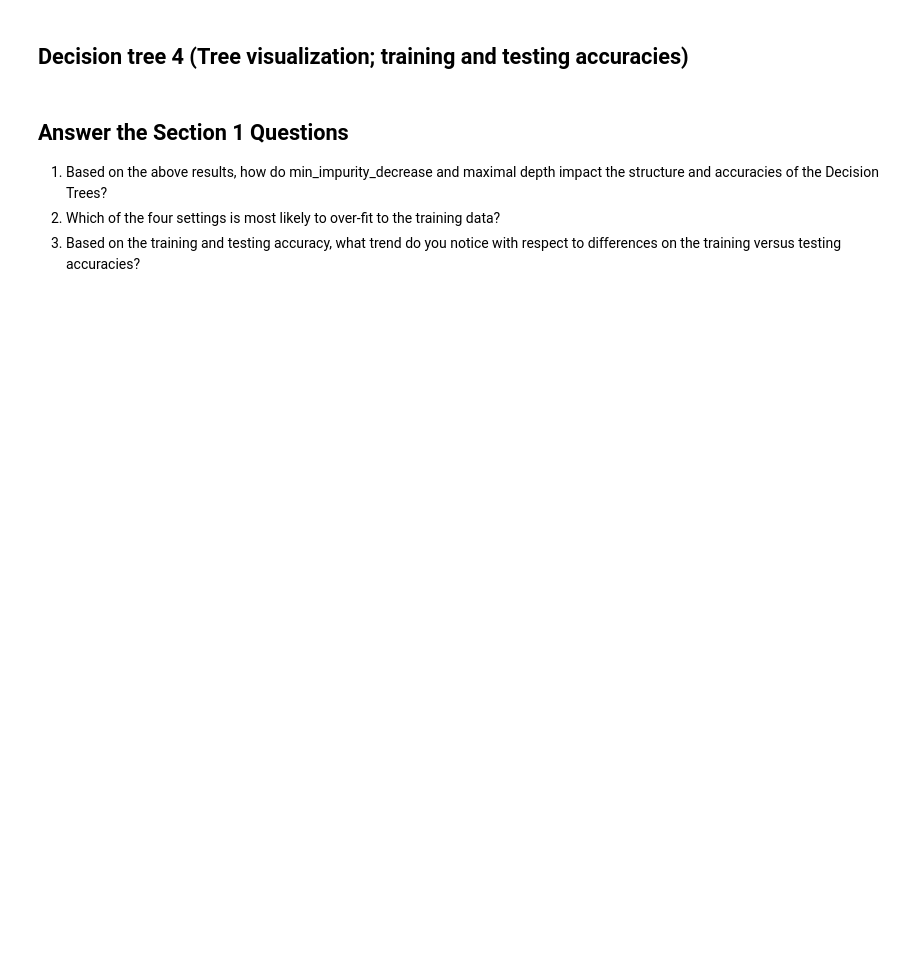
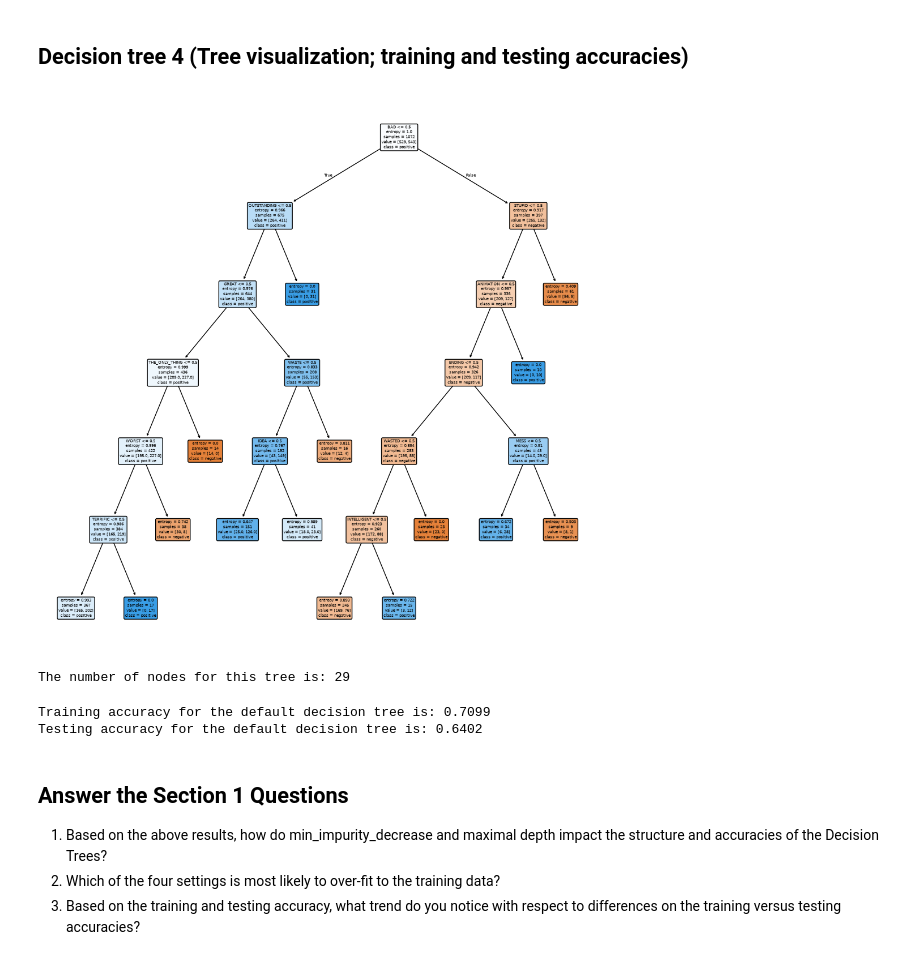
Before and after one commit to sabrinali11/comm4259-work, a Jupyter notebook: assignment_01/Assignment_01-Decision_Trees.ipynb, the cells around one changed output. Cells and saved outputs as stored; diff of their text form; code cells hidden in the pictures; blank space fills up the shorter version.

```diff
--- a/assignment_01/Assignment_01-Decision_Trees.ipynb
+++ b/assignment_01/Assignment_01-Decision_Trees.ipynb
@@ -90,5 +197,25 @@ print(sklearn.__version__)
 # %% [markdown]
 ## Decision tree 4 (Tree visualization; training and testing accuracies)
+# %%
+tree4 = DecisionTreeClassifier(criterion="entropy", random_state=1, min_impurity_decrease=0.008, max_depth=6)
+tree4 = tree4.fit(X_train,y_train)
+
+viz_tree_fig(tree4, X_train.columns, tree4.classes_, "tree4.pdf")
+print(f"The number of nodes for this tree is: {tree4.tree_.node_count}")
+# %% [output]
+[figure, added]
+The number of nodes for this tree is: 29
+# %%
+# Calculate training accuracy
+y_pred_train = tree4.predict(X_train)
+print(f"Training accuracy for the default decision tree is: {accuracy_score(y_train, y_pred_train):.4f}")
+
+# Calculate testing accuracy
+y_pred_test = tree4.predict(X_test)
+print(f"Testing accuracy for the default decision tree is: {accuracy_score(y_test, y_pred_test):.4f}")
+# %% [output]
+Training accuracy for the default decision tree is: 0.7099
+Testing accuracy for the default decision tree is: 0.6402
 # %% [markdown]
 ## Answer the Section 1 Questions
 
```
Also changed, not shown: parts of 22 cells of this notebook, 16 other files.
